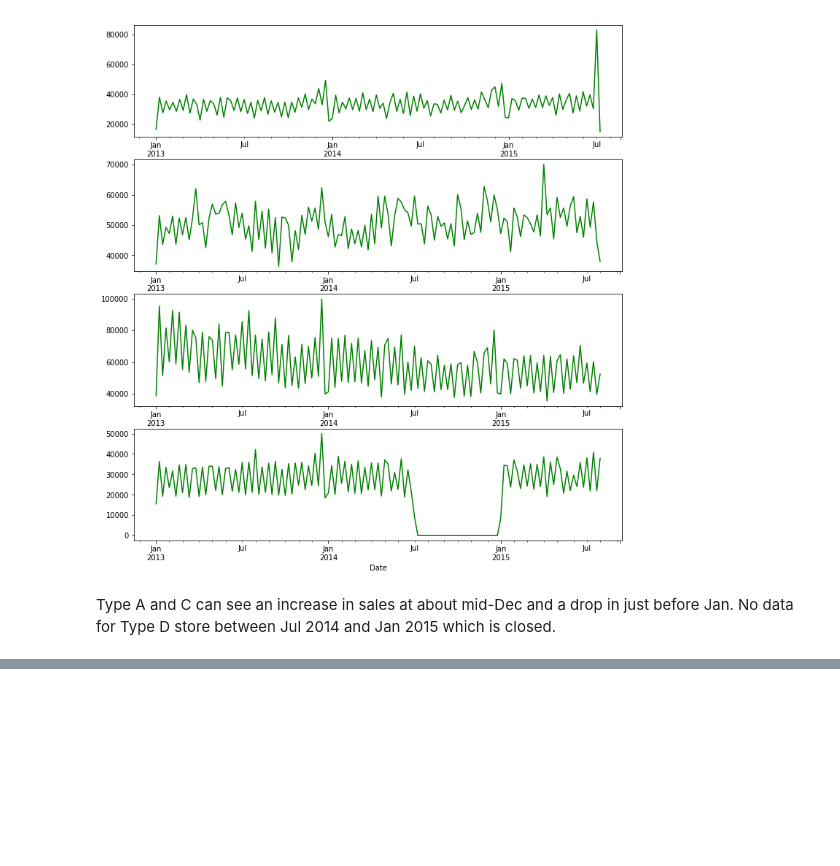
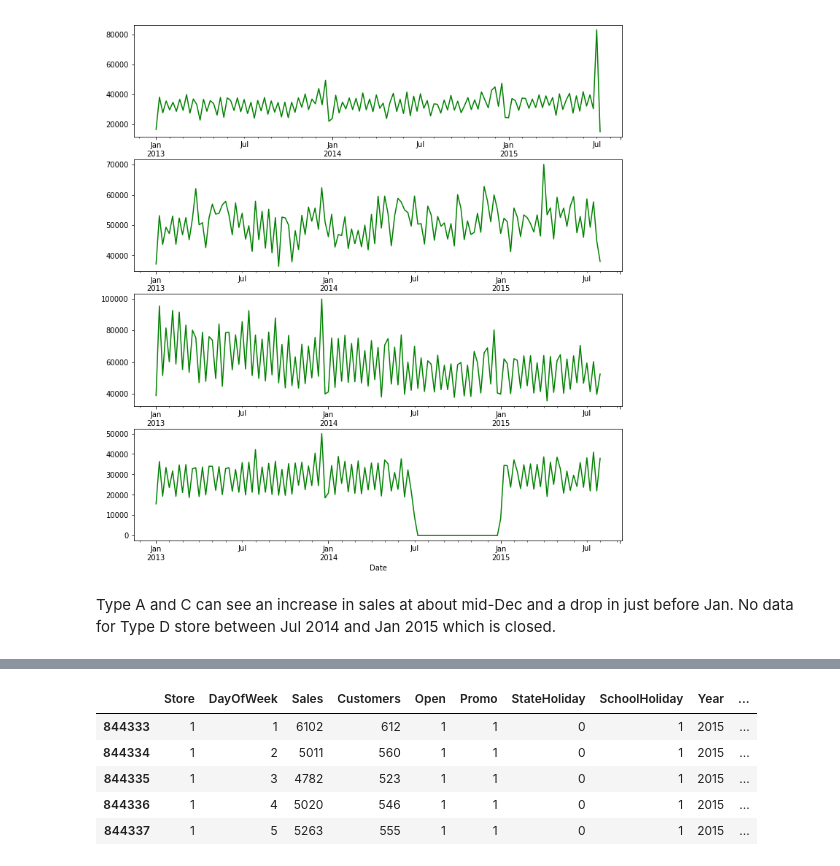
Before and after one commit to cuthlo/springboard, a Jupyter notebook: capstone_project2/EDA.ipynb, the cells around one changed output, grey strips where cells are left out. Cells and saved outputs as stored; diff of their text form; code cells hidden in the pictures; blank space fills up the shorter version.

```diff
--- a/capstone_project2/EDA.ipynb
+++ b/capstone_project2/EDA.ipynb
@@ -429,2 +440,11 @@ Type A and C can see an increase in sales at about mid-Dec and a drop in just be
 # %%
 df_train_store.to_csv('data/train_store.csv')
+# %%
+df_train_store.tail()
+# %% [output]
+|  | Store | DayOfWeek | Sales | Customers | Open | Promo | StateHoliday | SchoolHoliday | Year | ... |
+| 844333 | 1 | 1 | 6102 | 612 | 1 | 1 | 0 | 1 | 2015 | ... |
+| 844334 | 1 | 2 | 5011 | 560 | 1 | 1 | 0 | 1 | 2015 | ... |
+| 844335 | 1 | 3 | 4782 | 523 | 1 | 1 | 0 | 1 | 2015 | ... |
+| 844336 | 1 | 4 | 5020 | 546 | 1 | 1 | 0 | 1 | 2015 | ... |
+| 844337 | 1 | 5 | 5263 | 555 | 1 | 1 | 0 | 1 | 2015 | ... |
```
Also changed, not shown: parts of 7 cells of this notebook, 6 other files.
